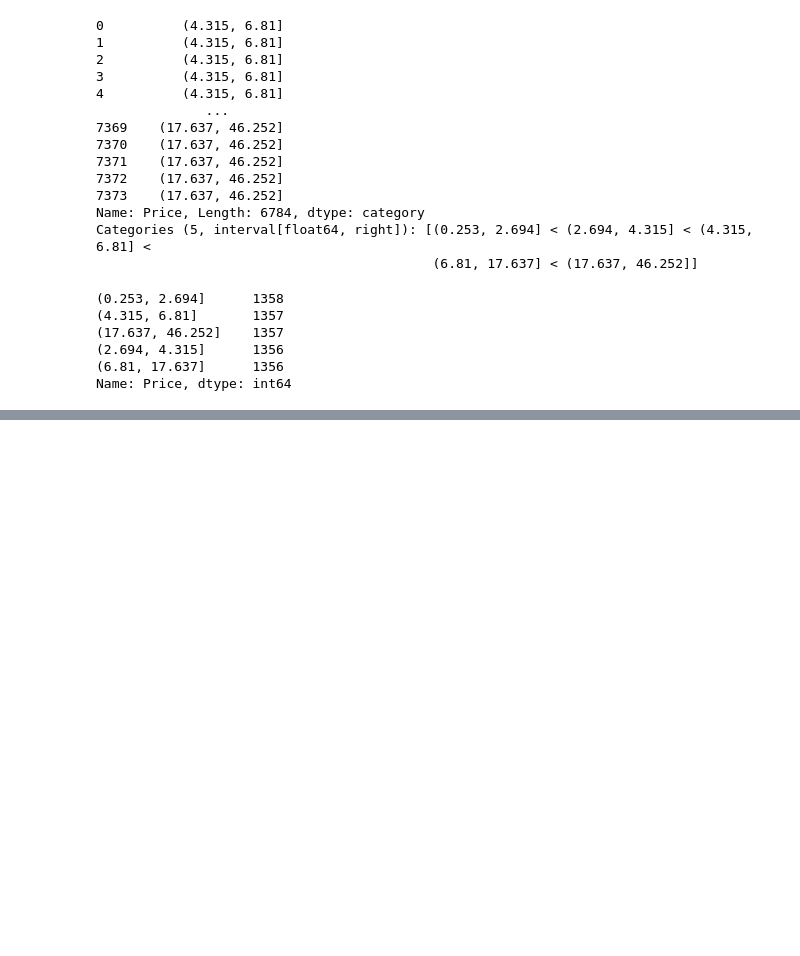
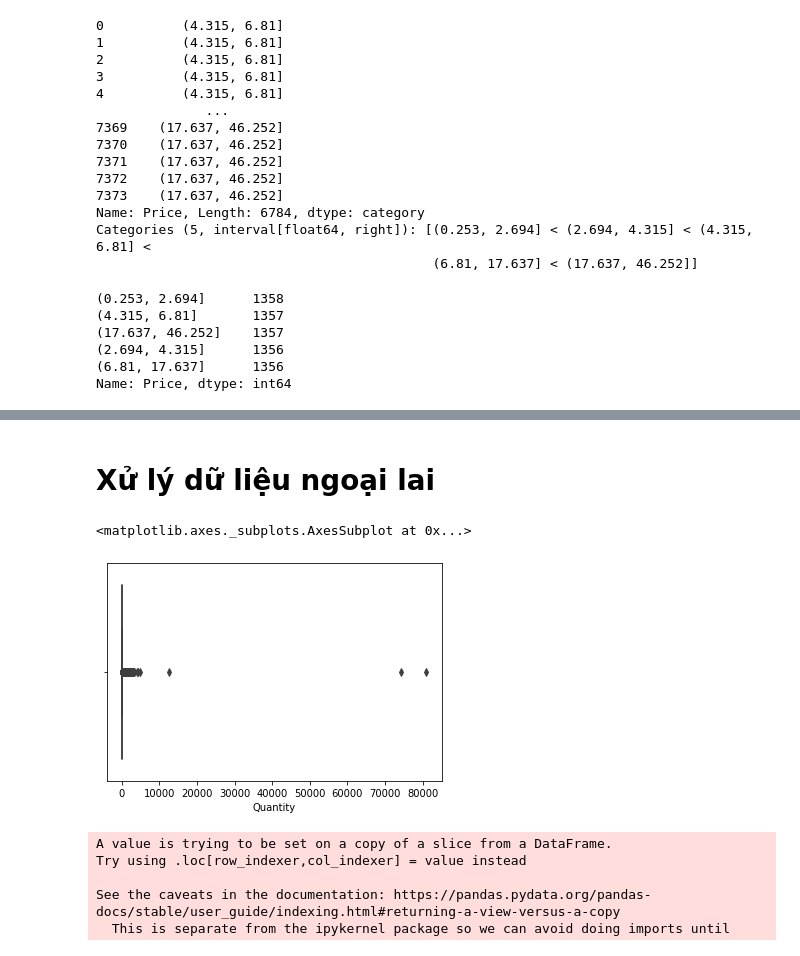
Before and after one commit to mark3000-010701/Dataanalyst, a Jupyter notebook: Thực_Hành_Tiền_Xử_Lí_2_.ipynb, the cells around one changed output, grey strips where cells are left out. Cells and saved outputs as stored; diff of their text form; code cells hidden in the pictures; blank space fills up the shorter version.

```diff
--- a/Thực_Hành_Tiền_Xử_Lí_2_.ipynb
+++ b/Thực_Hành_Tiền_Xử_Lí_2_.ipynb
@@ -481,0 +490,6 @@ Name: Price, dtype: int64
+# %%
+# đọc dữ liệu
+df = pd.read_csv("https://s3.ap-southeast-1.amazonaws.com/learn.codegym.vn/media/public/2021/12/31011319/OnlineRetail.csv", encoding = "ISO-8859-1")
+
+# in ra kich thuoc du lieu
+df.shape
@@ -481,0 +574,6 @@ Name: Price, dtype: int64
+# %%
+#Xóa bỏ dòng ngoại lai của Quantity
+df = df[df['Quantity'] >= 0]
+# %%
+# xóa những dòng chứa giá trị bị khuyết
+df1 = df.dropna()
@@ -481,0 +658,7 @@ Name: Price, dtype: int64
+# %% [markdown]
+# **Xử lý dữ liệu ngoại lai**
+# %%
+sns.boxplot(x=df1['Quantity'])  # vẽ box plot cho dữ liệu ở cột Quantity
+# %% [output]
+<matplotlib.axes._subplots.AxesSubplot at 0x...>
+[figure, added]
@@ -481,0 +669,10 @@ Name: Price, dtype: int64
+# %%
+# xác định phần tử không phải ngoại lai
+df6 = df1
+df6['outlier'] = ~((df1['Quantity'] < (Q1 - 1.5*IQR)) | (df1['Quantity'] > (Q3 + 1.5*IQR)))
+# %% [output]
+A value is trying to be set on a copy of a slice from a DataFrame.
+Try using .loc[row_indexer,col_indexer] = value instead
+
+See the caveats in the documentation: https://pandas.pydata.org/pandas-docs/stable/user_guide/indexing.html#returning-a-view-versus-a-copy
+  This is separate from the ipykernel package so we can avoid doing imports until
```
Also changed, not shown: parts of 48 cells of this notebook.
